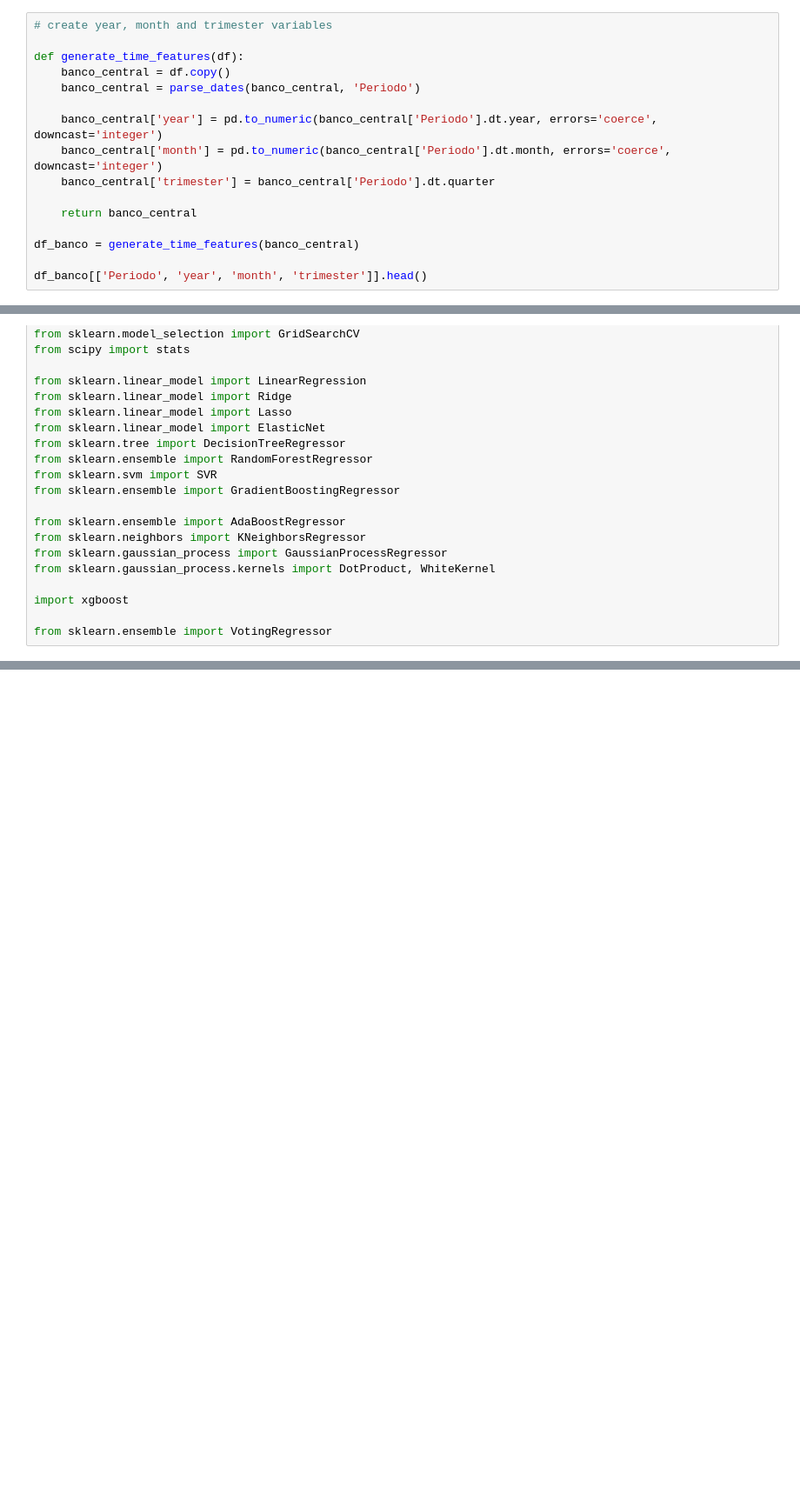
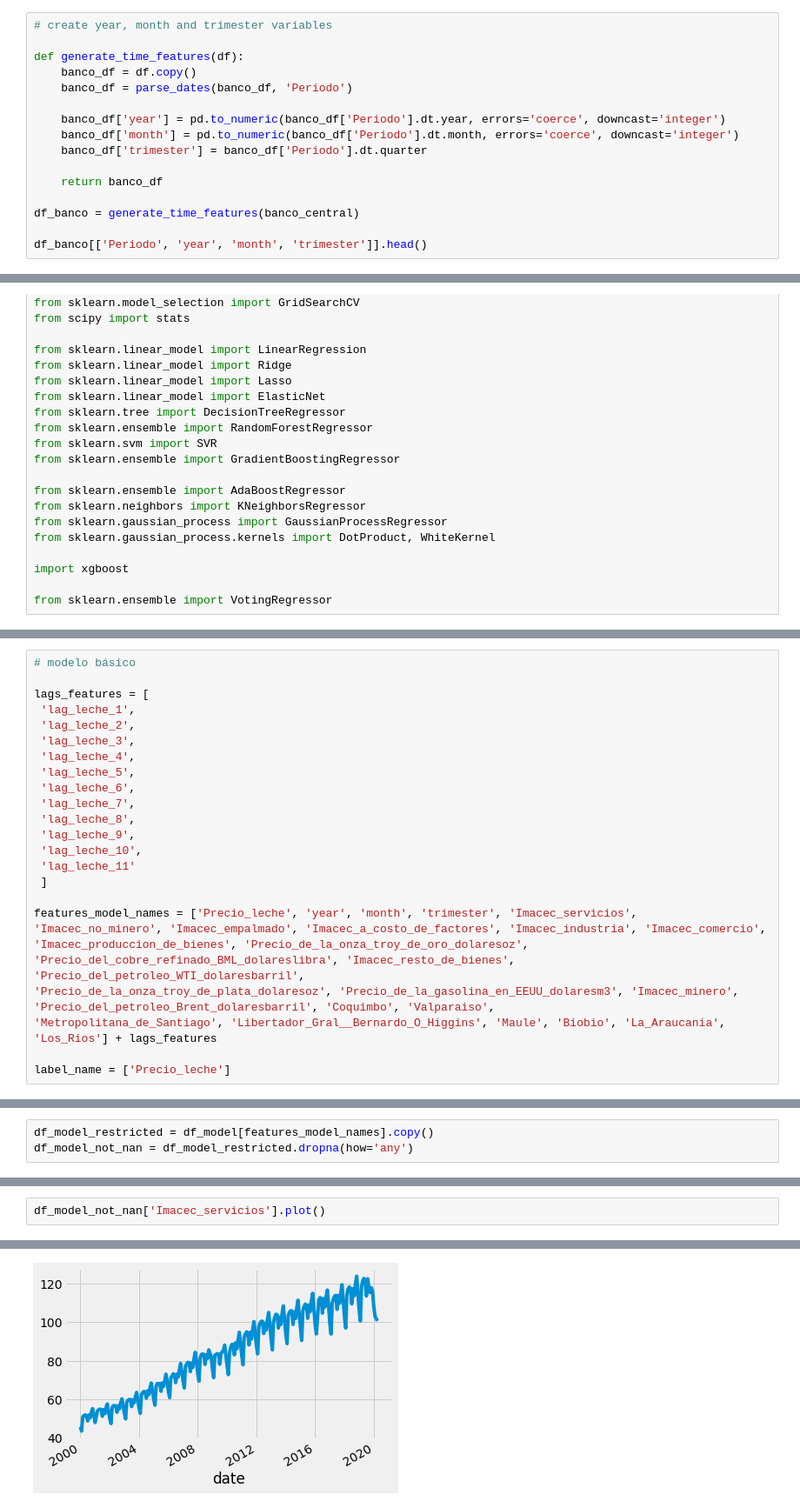
Before and after one commit to Reac92/solucion_spike, a Jupyter notebook: solucion.ipynb, the cells around one changed output, grey strips where cells are left out. Shown at 87% size. Drawn from its saved outputs; the diff is of its cells as text; blank space fills up the shorter version.

Commit message:
finish first version of the model

```diff
--- a/solucion.ipynb
+++ b/solucion.ipynb
@@ -636,14 +725,14 @@ df_leche.head()
 # create year, month and trimester variables
 
 def generate_time_features(df):
-    banco_central = df.copy()
-    banco_central = parse_dates(banco_central, 'Periodo')
+    banco_df = df.copy()
+    banco_df = parse_dates(banco_df, 'Periodo')
 
-    banco_central['year'] = pd.to_numeric(banco_central['Periodo'].dt.year, errors='coerce', downcast='integer')
-    banco_central['month'] = pd.to_numeric(banco_central['Periodo'].dt.month, errors='coerce', downcast='integer')
-    banco_central['trimester'] = banco_central['Periodo'].dt.quarter
+    banco_df['year'] = pd.to_numeric(banco_df['Periodo'].dt.year, errors='coerce', downcast='integer')
+    banco_df['month'] = pd.to_numeric(banco_df['Periodo'].dt.month, errors='coerce', downcast='integer')
+    banco_df['trimester'] = banco_df['Periodo'].dt.quarter
 
-    return banco_central
+    return banco_df
 
 df_banco = generate_time_features(banco_central)
 
@@ -895 +1005,24 @@ milk_label = df_model[label_name]
+# %%
+# modelo básico
+
+lags_features = [
+ 'lag_leche_1',
+ 'lag_leche_2',
+ 'lag_leche_3',
+ 'lag_leche_4',
+ 'lag_leche_5',
+ 'lag_leche_6',
+ 'lag_leche_7',
+ 'lag_leche_8',
+ 'lag_leche_9',
+ 'lag_leche_10',
+ 'lag_leche_11'
+ ]
+
+features_model_names = ['Precio_leche', 'year', 'month', 'trimester', 'Imacec_servicios', 'Imacec_no_minero', 'Imacec_empalmado', 'Imacec_a_costo_de_factores', 'Imacec_industria', 'Imacec_comercio',
+'Imacec_produccion_de_bienes', 'Precio_de_la_onza_troy_de_oro_dolaresoz', 'Precio_del_cobre_refinado_BML_dolareslibra', 'Imacec_resto_de_bienes', 'Precio_del_petroleo_WTI_dolaresbarril',
+'Precio_de_la_onza_troy_de_plata_dolaresoz', 'Precio_de_la_gasolina_en_EEUU_dolaresm3', 'Imacec_minero', 'Precio_del_petroleo_Brent_dolaresbarril', 'Coquimbo', 'Valparaiso',
+'Metropolitana_de_Santiago', 'Libertador_Gral__Bernardo_O_Higgins', 'Maule', 'Biobio', 'La_Araucania', 'Los_Rios'] + lags_features
+
+label_name = ['Precio_leche']
 # %%
@@ -922,0 +1064,3 @@ array([2013., 2014., 2015., 2016., 2017., 2018., 2019., 2020.])
+# %%
+df_model_restricted = df_model[features_model_names].copy()
+df_model_not_nan = df_model_restricted.dropna(how='any')
@@ -922,0 +1073,3 @@ array([2013., 2014., 2015., 2016., 2017., 2018., 2019., 2020.])
+# %%
+df_model_not_nan['Imacec_servicios'].plot()
+# %% [output]
@@ -922,0 +1077 @@ array([2013., 2014., 2015., 2016., 2017., 2018., 2019., 2020.])
+[figure, added]
```
Also changed, not shown: parts of 47 cells of this notebook.
